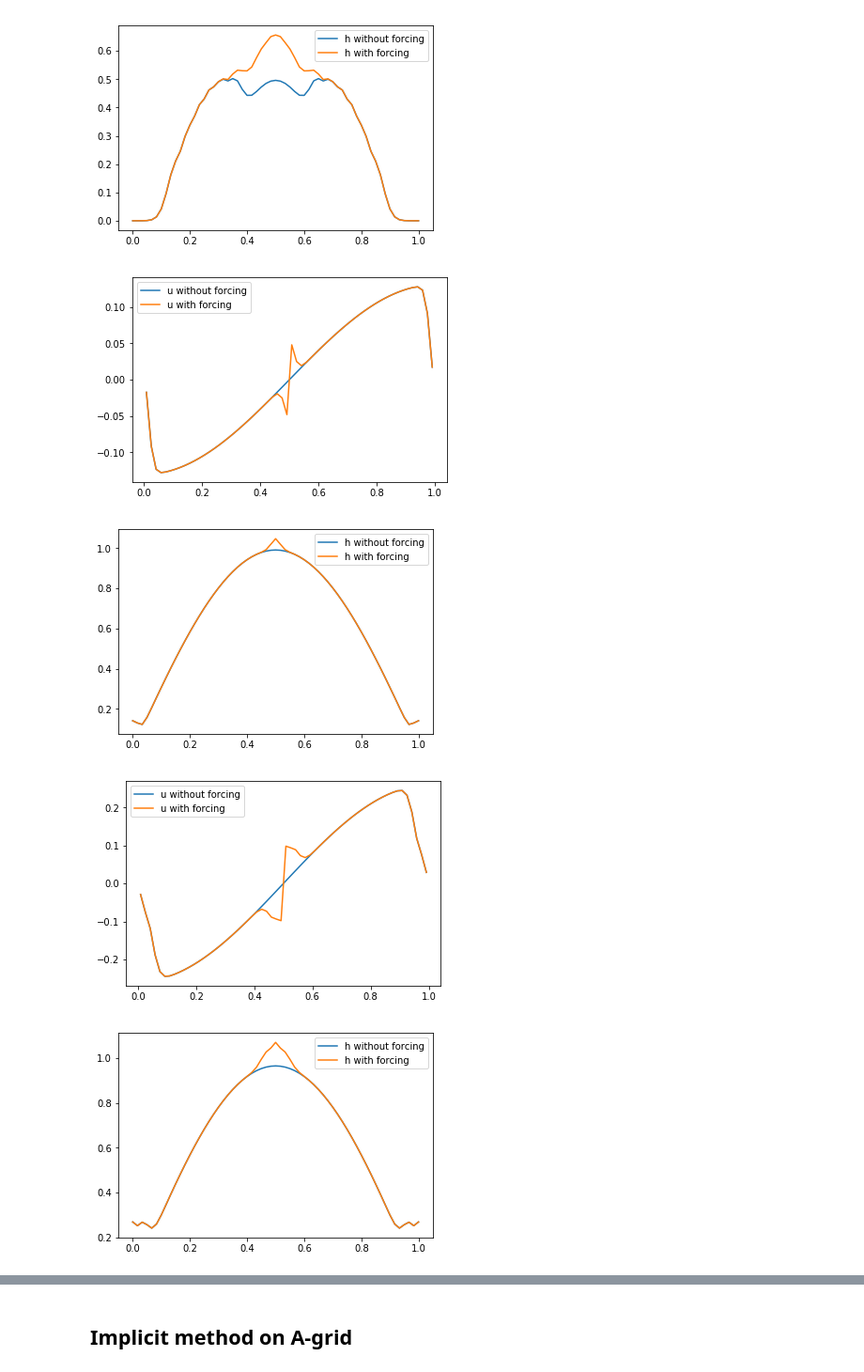
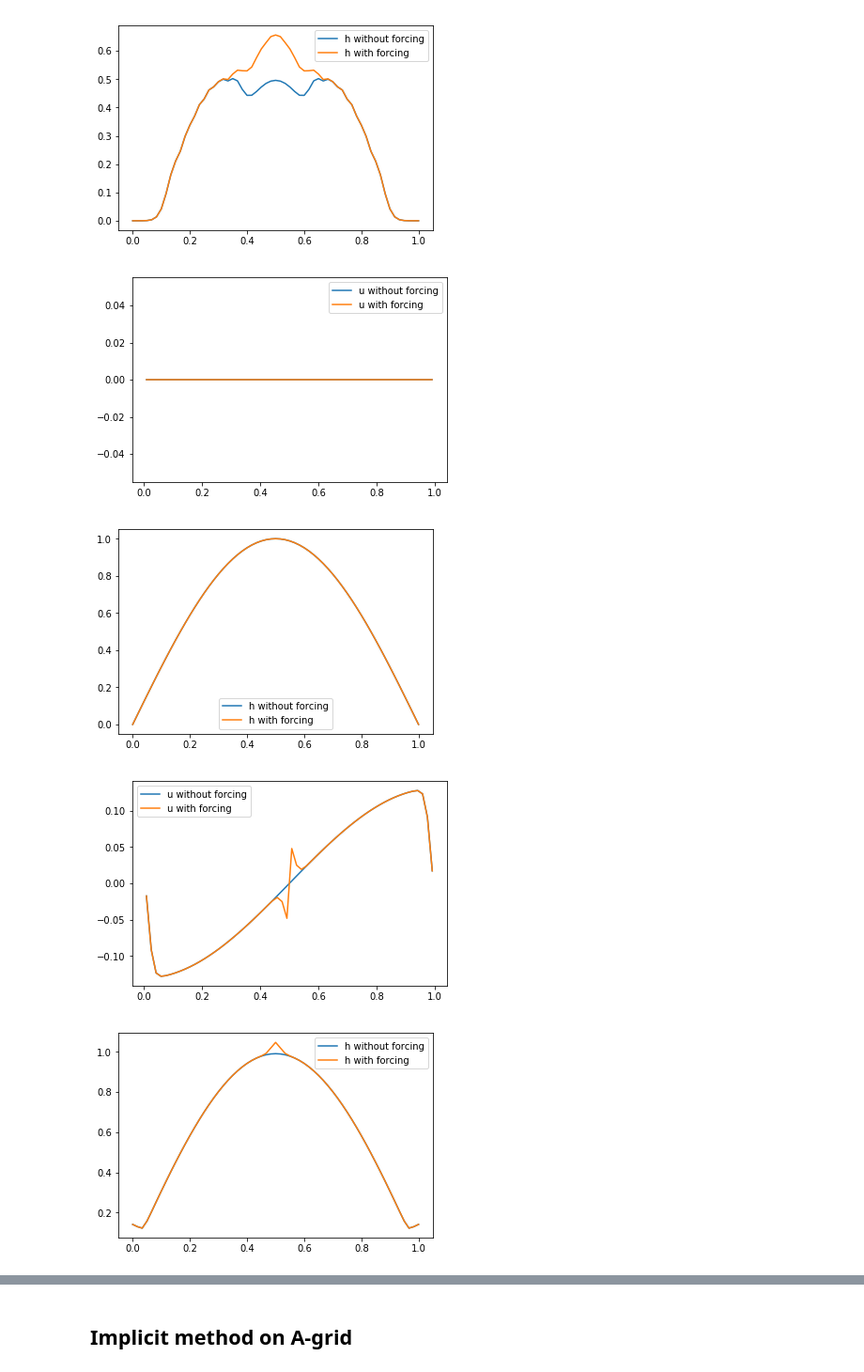
Before and after one commit to mc4117/Mariana-Numerical-assignment, a Jupyter notebook: Shallow water equations (both initial conditions).ipynb, the cells around one changed output, grey strips where cells are left out. Shown at 94% size. Saved outputs shown, nothing was run; the diff lists cells and outputs as text; code cells hidden in the pictures.

```diff
--- a/Shallow water equations (both initial conditions).ipynb
+++ b/Shallow water equations (both initial conditions).ipynb
@@ -170,8 +76,8 @@ def A_grid_explicit(initialconditions, nx, nt, H = 1, g = 1, w = 8, c = 0.1, For
     # initialize the system
     uOld = initialu.copy()
     hOld = initialh.copy()
-    u = np.zeros_like(uOld)
-    h = np.zeros_like(hOld)
+    u = initialu.copy()
+    h = initialh.copy()
 
     dx = 1/nx
     dt = (c*dx)/math.sqrt(g*H)
@@ -319,8 +225,7 @@ def C_grid_explicit(initialconditions, nx, nt, H = 1, g = 1, w = 8, c = 0.1, For
         # therefore uhalf[i] = u_{i + 1/2}
 
     # initialize the system
-    u_cgrid = np.zeros_like(uhalf)
-    h_cgrid = np.zeros_like(initialh)
+    h_cgrid = initialh.copy()
 
     uOld = uhalf.copy()
     hOld = initialh.copy()
@@ -421,25 +326,25 @@ for i in timerange[1:]:
 # %%
 nt = 100
 timerange = np.linspace(0, 1, 5)
 
 # plot solution at various time iterations for staggered grid for the initial condition where u is zero everywhere
 # and h is cos
-for i in timerange[1:]:
+for i in timerange:
     u, h, x1 = C_grid_explicit(initialconditions_cos, nx, i*nt, H = 1, g = 1, w = 8, Forcing = False)
     u_forcing, h_forcing, x2 = C_grid_explicit(initialconditions_cos, nx, i*nt, H = 1, g = 1, w = 8, Forcing = True)
 
     plt.ion()
     plt.plot((x1 + 1/(2*nx))[:-1], u[:-1], label = 'u without forcing')
     plt.plot((x2 + 1/(2*nx))[:-1], u_forcing[:-1], label = 'u with forcing')
     plt.legend(loc = 'best')
     plt.show()
 
     plt.plot(x1, h, label = 'h without forcing')
     plt.plot(x2, h_forcing, label = 'h with forcing')
     plt.legend(loc = 'best')
     plt.show()
 # %% [output]
-[figure, old version]
+[figure, new version]
-[figure, old version]
+[figure, new version]
-[figure, old version]
+[figure, new version]
-[figure, old version]
+[figure, new version]
```
Also changed, not shown: parts of 8 cells of this notebook, 6 other files.
